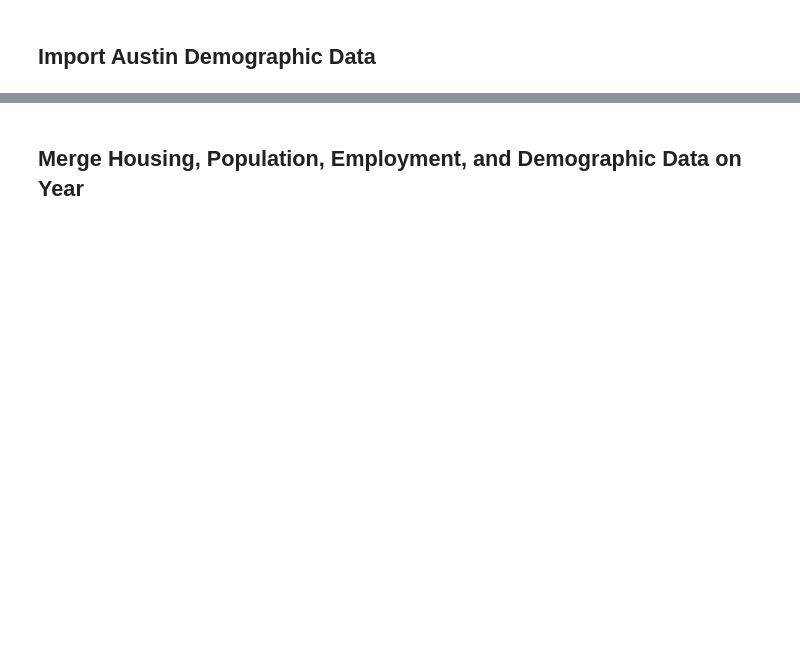
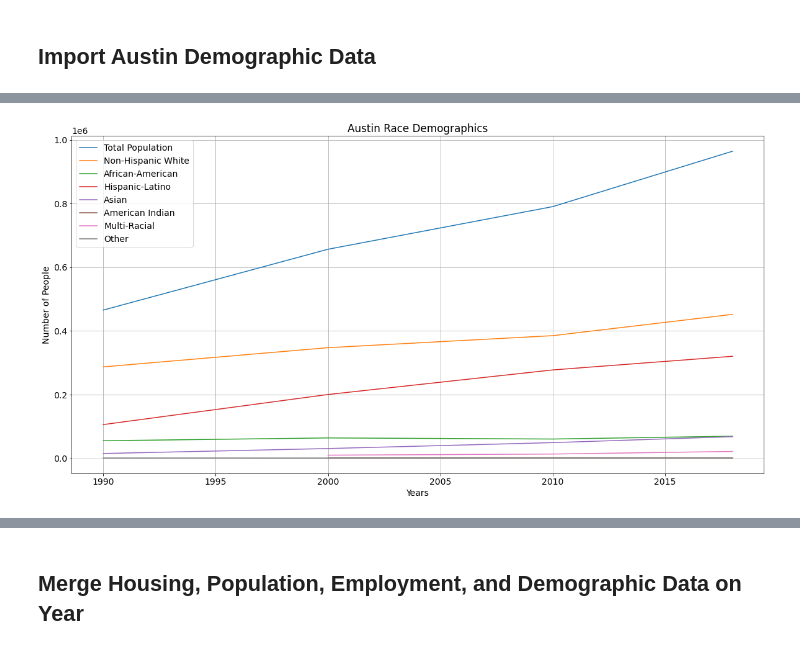
Before and after one commit to ybacoder/project-1, a Jupyter notebook: project_1.ipynb, the cells around one changed output, grey strips where cells are left out. Drawn from its saved outputs; the diff is of its cells as text; code cells hidden in the pictures; blank space fills up the shorter version.

Commit message:
Manual pull request into master from demographics

```diff
--- a/project_1.ipynb
+++ b/project_1.ipynb
@@ -462,0 +614,4 @@ plt.show()
+# %%
+path = os.path.join("Data", "austin_demographics.csv")
+df = df = pd.read_csv(path)
+df.columns
@@ -462,0 +670,24 @@ plt.show()
+# %%
+def race(df):
+    r = df["Data Item"][0:8].tolist()
+    return r
+
+
+def race_year1(df):
+    y = df["1990"][0:8].tolist()
+    return y
+
+
+def race_year2(df):
+    y = df["2000"][0:8].tolist()
+    return y
+
+
+def race_year3(df):
+    y = df["2010"][0:8].tolist()
+    return y
+
+
+def race_year4(df):
+    y = df["2018"][0:8].tolist()
+    return y
@@ -462,0 +766,18 @@ plt.show()
+# %%
+race_demo = race_demo.apply(pd.to_numeric)
+# %%
+# Incorporate the other graph properties
+plt.title("Austin Race Demographics")
+plt.ylabel("Number of People")
+plt.xlabel("Years")
+plt.grid()
+plt.plot(race_demo)
+plt.legend(labels=race_demo.columns)
+
+# Save the figure
+# plt.savefig("RaceDemographics.png")
+
+# Show plot
+plt.show()
+# %% [output]
+[figure, added]
```
Also changed, not shown: parts of 65 cells of this notebook, 1 other file.
